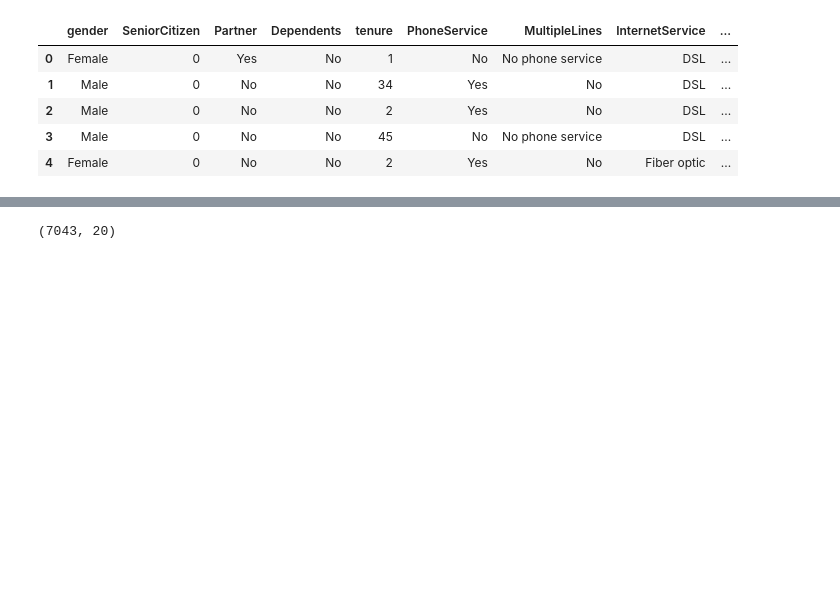
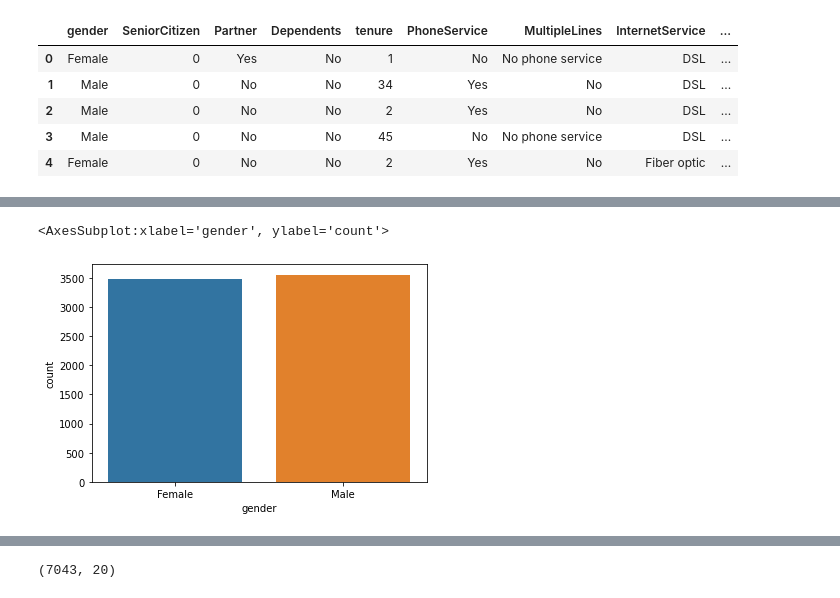
Before and after one commit to yo-sabree/Customer-Churn-Prediction, a Jupyter notebook: Customer Churn Prediction.ipynb, the cells around one changed output, grey strips where cells are left out. Saved outputs shown, nothing was run; the diff lists cells and outputs as text; code cells hidden in the pictures; blank space fills up the shorter version.

```diff
--- a/Customer Churn Prediction.ipynb
+++ b/Customer Churn Prediction.ipynb
@@ -54,0 +56,5 @@ data["TotalCharges"] = pd.to_numeric(data["TotalCharges"], errors='coerce')
+# %%
+sns.countplot(data.gender)
+# %% [output]
+<AxesSubplot:xlabel='gender', ylabel='count'>
+[figure, added]
```
Also changed, not shown: parts of 9 cells of this notebook.
